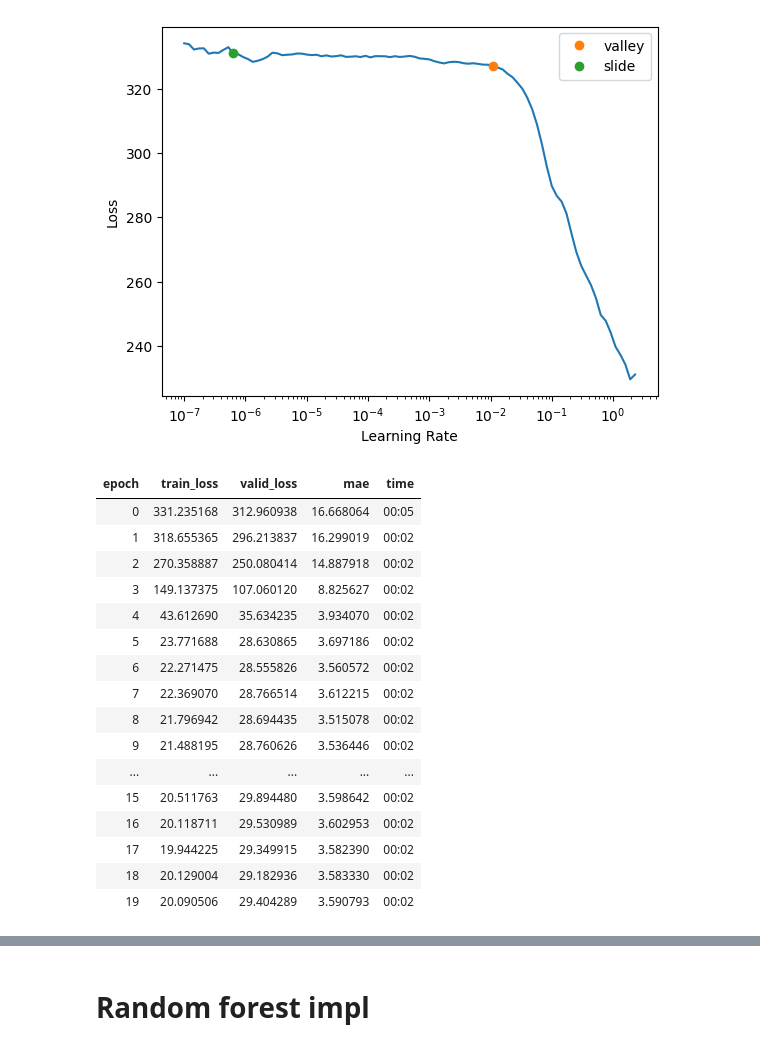
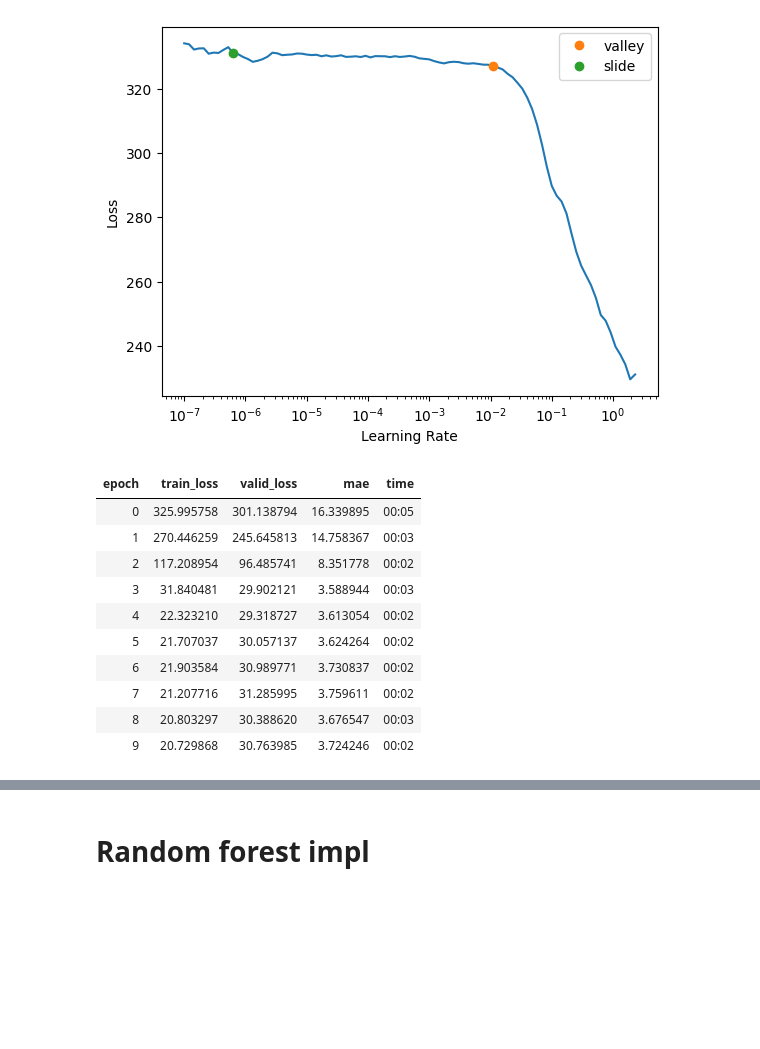
Before and after one commit to Magellol/montreal-aqi-predictions, a Jupyter notebook: index.ipynb, the cells around one changed output, grey strips where cells are left out. Saved outputs shown, nothing was run; the diff lists cells and outputs as text; code cells hidden in the pictures; blank space fills up the shorter version.

```diff
--- a/index.ipynb
+++ b/index.ipynb
@@ -304,25 +304,19 @@ learn.lr_find(suggest_funcs=[valley, slide])
 SuggestedLRs(valley=0.010964781977236271, slide=6.309573450380412e-07)
 [figure]
 # %%
-learn.fit_one_cycle(20, 0.001)
+learn.fit_one_cycle(10, 0.001)
 # %% [output]
 | epoch | train_loss | valid_loss | mae | time |
-| 0 | 331.235168 | 312.960938 | 16.668064 | 00:05 |
-| 1 | 318.655365 | 296.213837 | 16.299019 | 00:02 |
-| 2 | 270.358887 | 250.080414 | 14.887918 | 00:02 |
-| 3 | 149.137375 | 107.060120 | 8.825627 | 00:02 |
-| 4 | 43.612690 | 35.634235 | 3.934070 | 00:02 |
-| 5 | 23.771688 | 28.630865 | 3.697186 | 00:02 |
-| 6 | 22.271475 | 28.555826 | 3.560572 | 00:02 |
-| 7 | 22.369070 | 28.766514 | 3.612215 | 00:02 |
-| 8 | 21.796942 | 28.694435 | 3.515078 | 00:02 |
-| 9 | 21.488195 | 28.760626 | 3.536446 | 00:02 |
-| ... | ... | ... | ... | ... |
-| 15 | 20.511763 | 29.894480 | 3.598642 | 00:02 |
-| 16 | 20.118711 | 29.530989 | 3.602953 | 00:02 |
-| 17 | 19.944225 | 29.349915 | 3.582390 | 00:02 |
-| 18 | 20.129004 | 29.182936 | 3.583330 | 00:02 |
-| 19 | 20.090506 | 29.404289 | 3.590793 | 00:02 |
+| 0 | 325.995758 | 301.138794 | 16.339895 | 00:05 |
+| 1 | 270.446259 | 245.645813 | 14.758367 | 00:03 |
+| 2 | 117.208954 | 96.485741 | 8.351778 | 00:02 |
+| 3 | 31.840481 | 29.902121 | 3.588944 | 00:03 |
+| 4 | 22.323210 | 29.318727 | 3.613054 | 00:02 |
+| 5 | 21.707037 | 30.057137 | 3.624264 | 00:02 |
+| 6 | 21.903584 | 30.989771 | 3.730837 | 00:02 |
+| 7 | 21.207716 | 31.285995 | 3.759611 | 00:02 |
+| 8 | 20.803297 | 30.388620 | 3.676547 | 00:03 |
+| 9 | 20.729868 | 30.763985 | 3.724246 | 00:02 |
 # %%
 # learn.recorder.plot_loss()
 learn.show_results(max_n=10)
```
Also changed, not shown: parts of 6 cells of this notebook.
